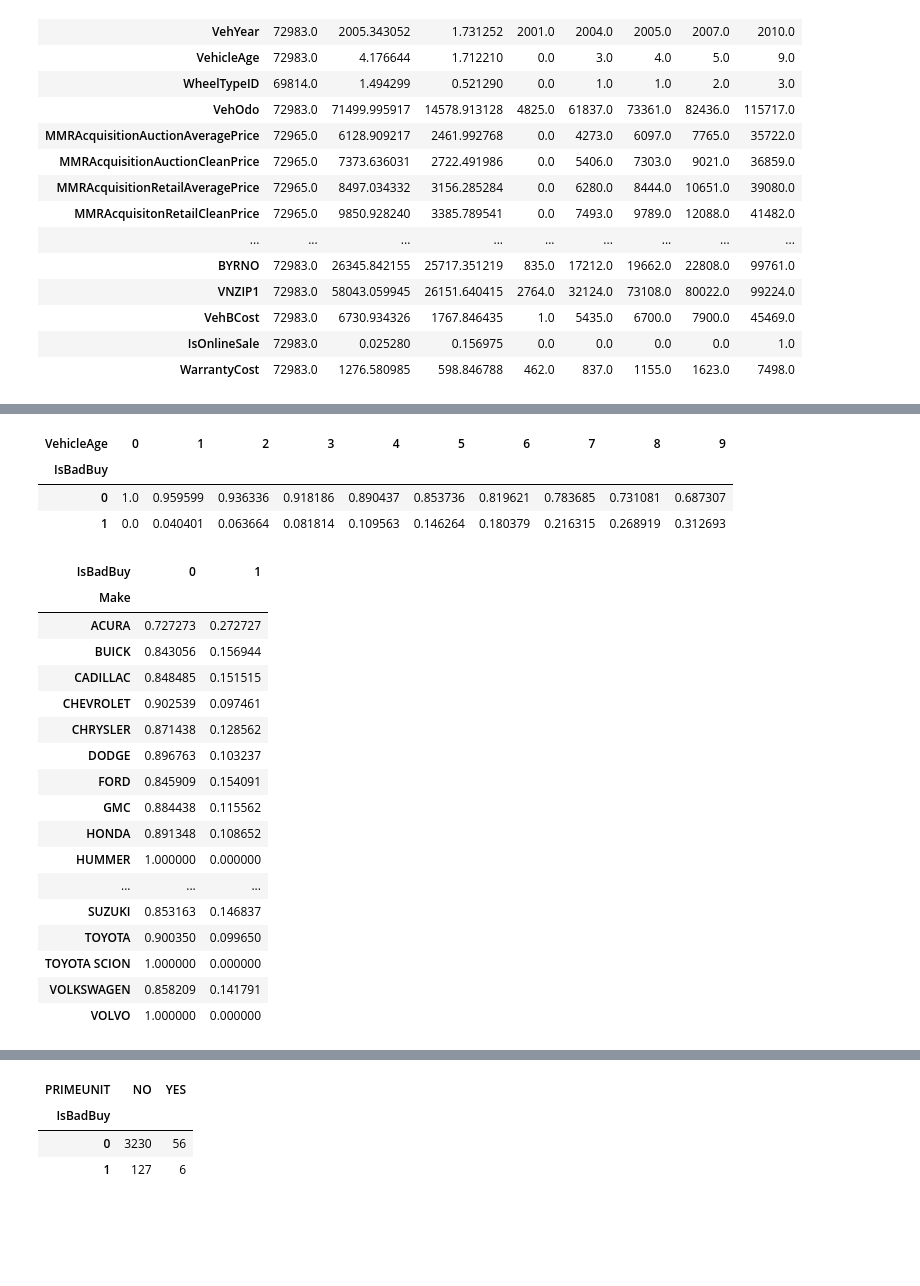
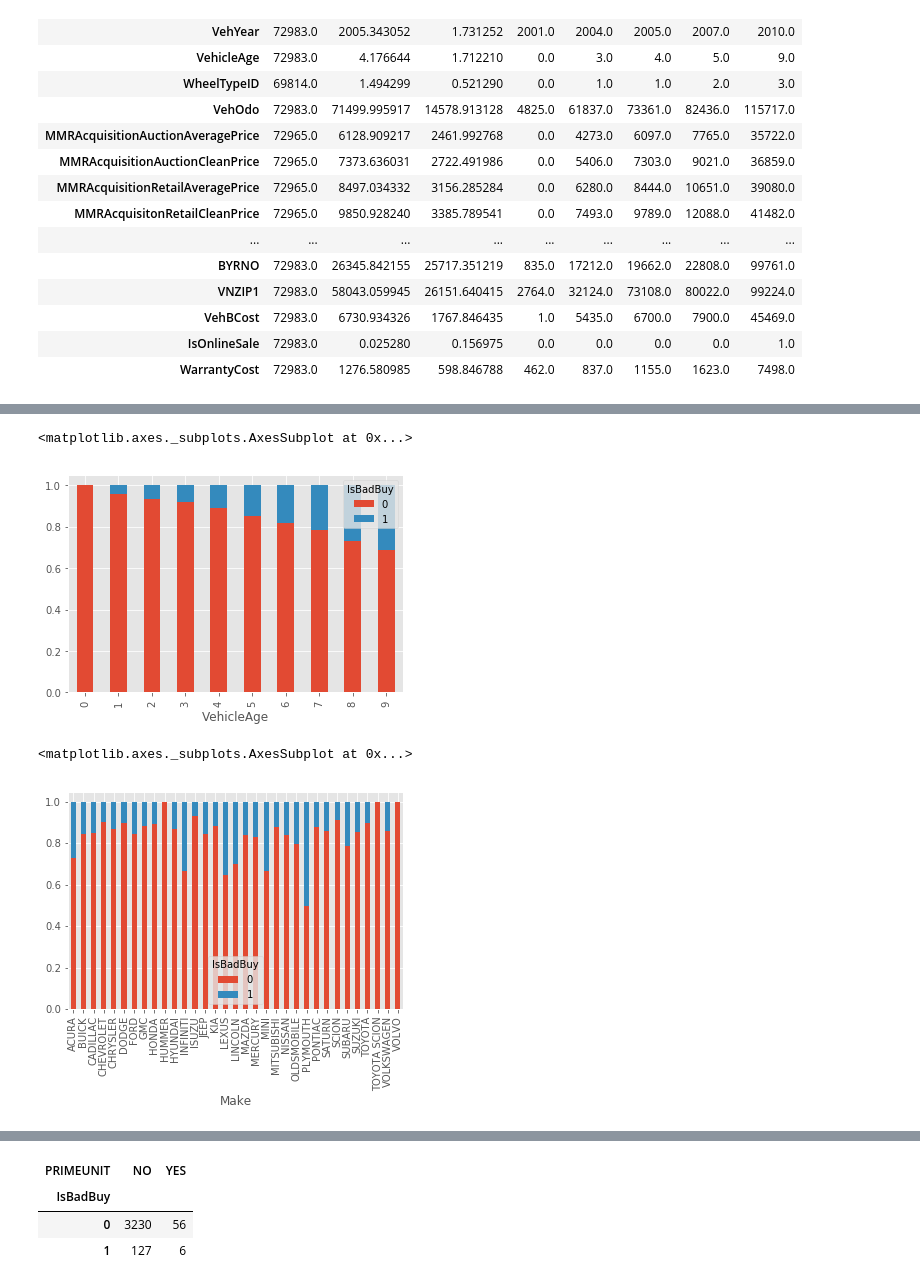
Before and after one commit to cefan-2000/DS-SF-34, a Jupyter notebook: Carvana_CarolFan_12Jun2017.ipynb, the cells around one changed output, grey strips where cells are left out. Cells and saved outputs as stored; diff of their text form; code cells hidden in the pictures; blank space fills up the shorter version.

```diff
--- a/Carvana_CarolFan_12Jun2017.ipynb
+++ b/Carvana_CarolFan_12Jun2017.ipynb
@@ -133,37 +135,23 @@ pd.crosstab(df.IsBadBuy, df.Auction).apply(lambda r: r/r.sum(), axis=0)
 # %%
    # VehYear
     # basically linear with vehicle year. use vehicleage
 #pd.crosstab(df.IsBadBuy, df.VehicleAge)
 pd.crosstab(df.IsBadBuy, df.VehicleAge).apply(lambda r: r/r.sum(), axis=0)
+vehage_graph = pd.crosstab(df.VehicleAge, df.IsBadBuy)
+vehage_graph.div(vehage_graph.sum(1).astype(float), axis=0).plot(kind='bar', stacked=True)
 # %% [output]
-| VehicleAge | 0 | 1 | 2 | 3 | 4 | 5 | 6 | 7 | 8 | 9 |
-| IsBadBuy |  |  |  |  |  |  |  |  |  |  |
-| 0 | 1.0 | 0.959599 | 0.936336 | 0.918186 | 0.890437 | 0.853736 | 0.819621 | 0.783685 | 0.731081 | 0.687307 |
-| 1 | 0.0 | 0.040401 | 0.063664 | 0.081814 | 0.109563 | 0.146264 | 0.180379 | 0.216315 | 0.268919 | 0.312693 |
+<matplotlib.axes._subplots.AxesSubplot at 0x...>
+[figure, added]
 # %%
     # Make
-    # significant variation across make.  Top 5:  Chevrolet, Chrysler, Dodge, Ford, Pontiac. Other. Take these
+    # significant variation across make.  Top 5:  Chevrolet, Chrysler, Dodge, Ford, Pontiac. Other. Take these for now
 #df.Make.value_counts()
 #pd.crosstab(df.IsBadBuy, df.Make).transpose()
 pd.crosstab(df.IsBadBuy, df.Make).apply(lambda r: r/r.sum(), axis=0).transpose()
+make_graph = pd.crosstab(df.Make, df.IsBadBuy)
+make_graph.div(make_graph.sum(1).astype(float), axis=0).plot(kind='bar', stacked=True)
 # %% [output]
-| IsBadBuy | 0 | 1 |
-| Make |  |  |
-| ACURA | 0.727273 | 0.272727 |
-| BUICK | 0.843056 | 0.156944 |
-| CADILLAC | 0.848485 | 0.151515 |
-| CHEVROLET | 0.902539 | 0.097461 |
-| CHRYSLER | 0.871438 | 0.128562 |
-| DODGE | 0.896763 | 0.103237 |
-| FORD | 0.845909 | 0.154091 |
-| GMC | 0.884438 | 0.115562 |
-| HONDA | 0.891348 | 0.108652 |
-| HUMMER | 1.000000 | 0.000000 |
-| ... | ... | ... |
-| SUZUKI | 0.853163 | 0.146837 |
-| TOYOTA | 0.900350 | 0.099650 |
-| TOYOTA SCION | 1.000000 | 0.000000 |
-| VOLKSWAGEN | 0.858209 | 0.141791 |
-| VOLVO | 1.000000 | 0.000000 |
+<matplotlib.axes._subplots.AxesSubplot at 0x...>
+[figure, added]
 # %%
     # Color
```
Also changed, not shown: parts of 8 cells of this notebook, 1 other file.
